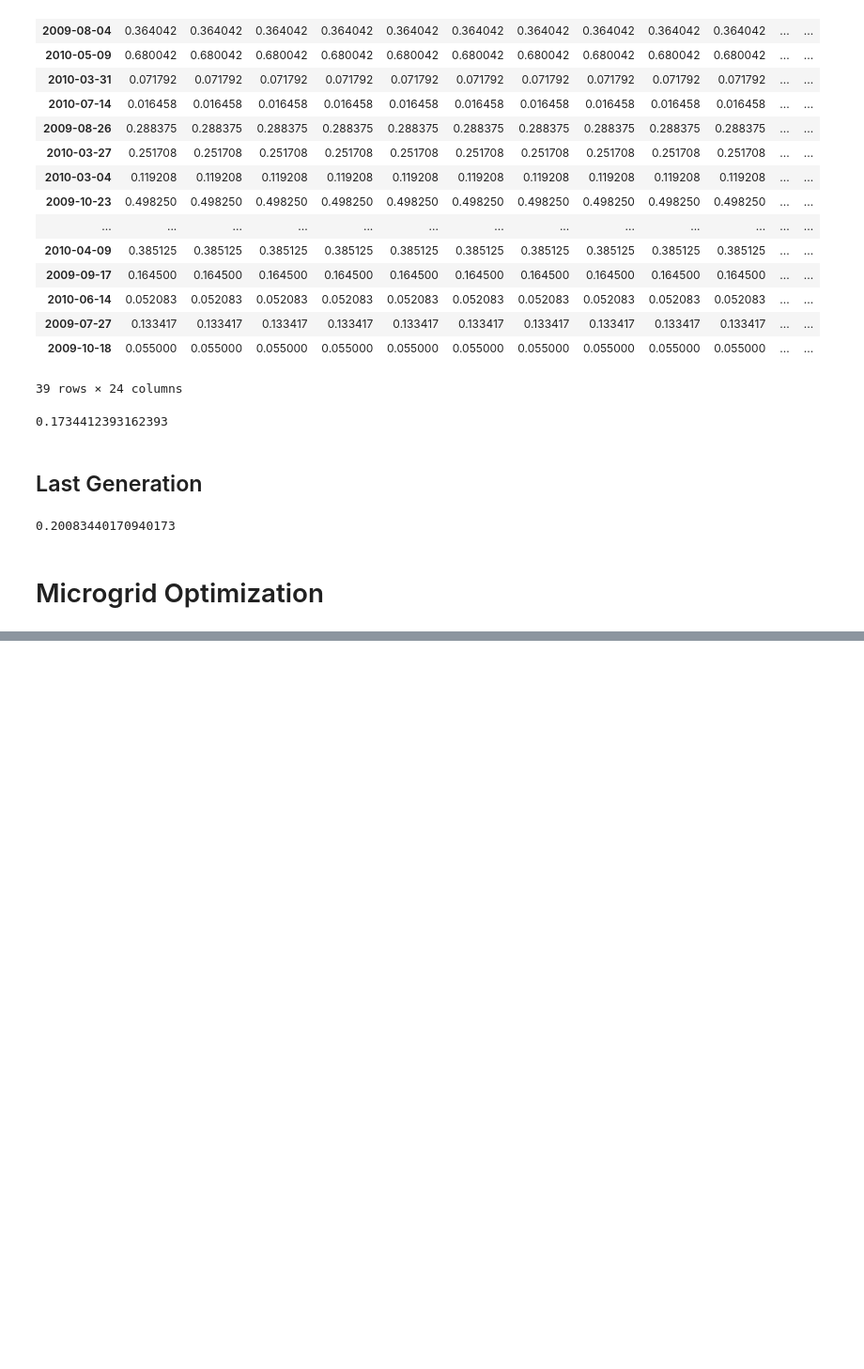
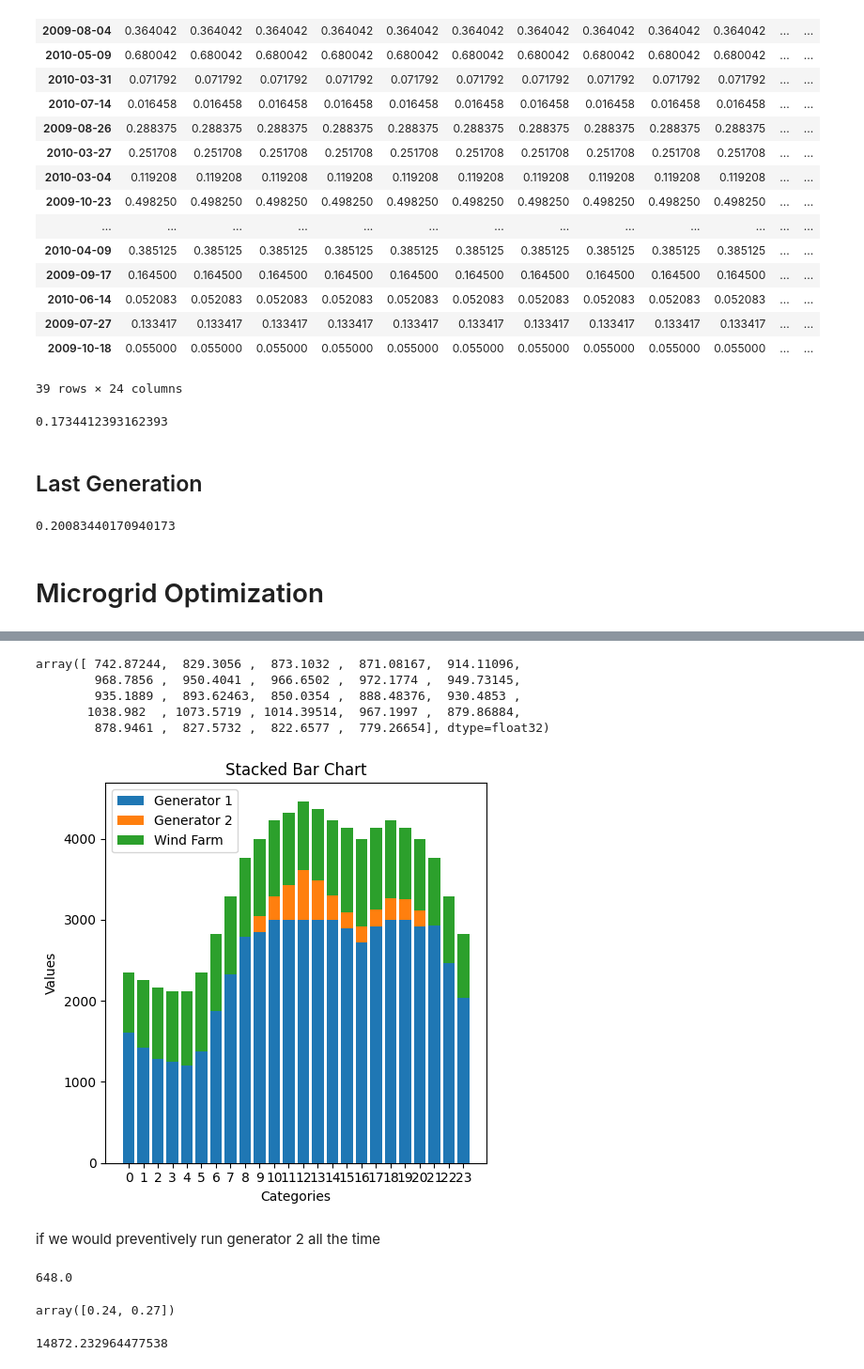
Before and after one commit to KarelMacek/zephyros, a Jupyter notebook: my_notebook.ipynb, the cells around one changed output, grey strips where cells are left out. Shown at 94% size. Saved outputs shown, nothing was run; the diff lists cells and outputs as text; code cells hidden in the pictures; blank space fills up the shorter version.

```diff
--- a/my_notebook.ipynb
+++ b/my_notebook.ipynb
@@ -1686,0 +1824,4 @@ V_next
+# %%
+final_dispatch = [dispatch[t][control_sequence[t]] for t in range(T+1)]
+df_final_dispatch = pd.DataFrame(final_dispatch)
+df_final_dispatch
@@ -1686,0 +1846,5 @@ V_next
+# %%
+df_final_dispatch = df_final_dispatch.fillna(0).reset_index().drop("index", axis=1).rename(columns={c: f"Generator {c+1}" for c in df_final_dispatch.columns})
+# %%
+df_final_dispatch["Wind Farm"] = wind_farm_output_forecast
+df_final_dispatch
@@ -1686,0 +1869,56 @@ V_next
+# %%
+wind_farm_output_forecast
+# %% [output]
+array([ 742.87244,  829.3056 ,  873.1032 ,  871.08167,  914.11096,
+        968.7856 ,  950.4041 ,  966.6502 ,  972.1774 ,  949.73145,
+        935.1889 ,  893.62463,  850.0354 ,  888.48376,  930.4853 ,
+       1038.982  , 1073.5719 , 1014.39514,  967.1997 ,  879.86884,
+        878.9461 ,  827.5732 ,  822.6577 ,  779.26654], dtype=float32)
+# %%
+def plot_stacked_bar_chart(df):
+    """
+    Plots a stacked bar chart
+
+    Parameters:
+    df (pd.DataFrame): DataFrame containing the data
+    """
+    # Getting category labels (each row index)
+    category_labels = df.index.tolist()
+
+    # X-axis indices
+    x = np.arange(len(category_labels))
+
+    # Initialize bottom values for each stacked bar
+    bottom_values = np.zeros(len(category_labels))
+
+    # Loop over each column to stack them
+    for col in df.columns:
+        values = df[col].tolist()
+        plt.bar(x, values, bottom=bottom_values, label=col)
+        bottom_values += np.array(values)  # update bottom_values for next stack
+
+    # Adding labels and title
+    plt.xlabel('Categories')
+    plt.ylabel('Values')
+    plt.title('Stacked Bar Chart')
+    plt.xticks(x, category_labels)
+    plt.legend()
+
+    # Displaying the plot
+    plt.tight_layout()
+    plt.show()
+# %%
+plot_stacked_bar_chart(df_final_dispatch)
+# %% [output]
+[figure, added]
+# %% [markdown]
+if we would preventively run generator 2 all the time
+# %%
+excessive_consumption = (df_final_dispatch["Generator 2"]==0).sum()*df_generators.loc[1,"min_output"]*df_generators.loc[1,"fuel_liter_per_kW_output"]
+excessive_consumption
+# %% [output]
+648.0
+# %%
+df_generators.loc[:,"fuel_liter_per_kW_output"].values
+# %% [output]
+array([0.24, 0.27])
@@ -1686,0 +1927,4 @@ V_next
+# %%
+total_consumption
+# %% [output]
+14872.232964477538
```
Also changed, not shown: parts of 43 cells of this notebook.
